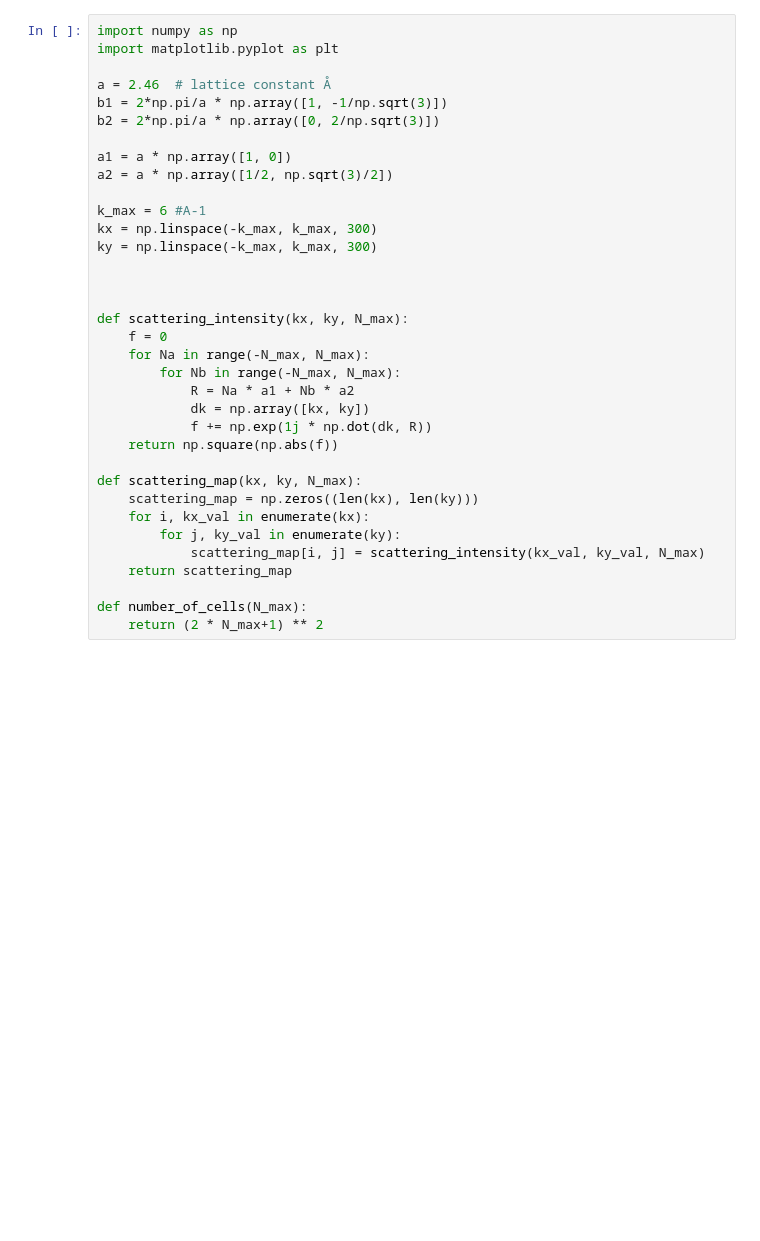
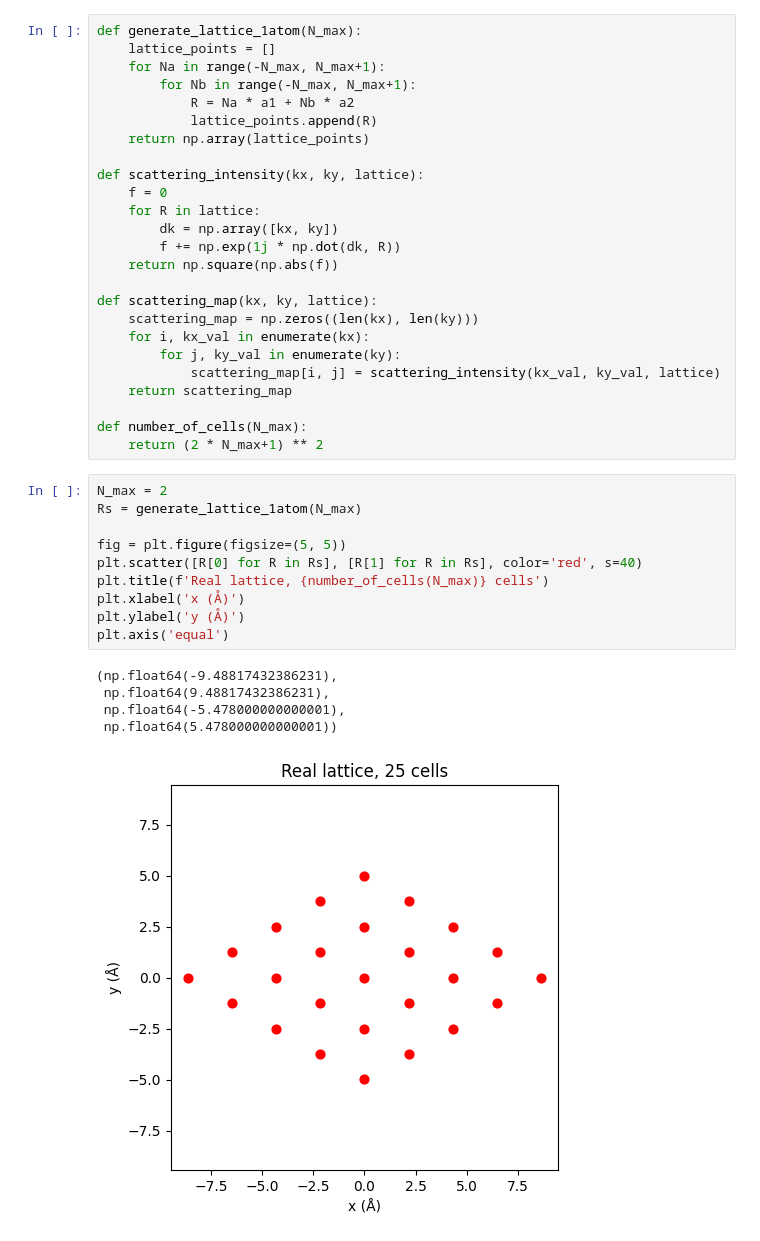
Before and after one commit to goikhmanbv/MECEE6168--2D-mat-, a Jupyter notebook: HW_2.ipynb, the cells around one changed output. Drawn from its saved outputs; the diff is of its cells as text; blank space fills up the shorter version.

```diff
--- a/HW_2.ipynb
+++ b/HW_2.ipynb
@@ -1,37 +20,43 @@
 # %%
-import numpy as np
-import matplotlib.pyplot as plt
+def generate_lattice_1atom(N_max):
+    lattice_points = []
+    for Na in range(-N_max, N_max+1):
+        for Nb in range(-N_max, N_max+1):
+            R = Na * a1 + Nb * a2
+            lattice_points.append(R)
+    return np.array(lattice_points)
 
-a = 2.46  # lattice constant Å
-b1 = 2*np.pi/a * np.array([1, -1/np.sqrt(3)])
-b2 = 2*np.pi/a * np.array([0, 2/np.sqrt(3)])
-
-a1 = a * np.array([1, 0])
-a2 = a * np.array([1/2, np.sqrt(3)/2])
-
-k_max = 6 #A-1
-kx = np.linspace(-k_max, k_max, 300)
-ky = np.linspace(-k_max, k_max, 300)
-
-
-
-def scattering_intensity(kx, ky, N_max):
+def scattering_intensity(kx, ky, lattice):
     f = 0
-    for Na in range(-N_max, N_max):
-        for Nb in range(-N_max, N_max):
-            R = Na * a1 + Nb * a2
-            dk = np.array([kx, ky])
-            f += np.exp(1j * np.dot(dk, R))
+    for R in lattice:
+        dk = np.array([kx, ky])
+        f += np.exp(1j * np.dot(dk, R))
     return np.square(np.abs(f))
 
-def scattering_map(kx, ky, N_max):
+def scattering_map(kx, ky, lattice):
     scattering_map = np.zeros((len(kx), len(ky)))
     for i, kx_val in enumerate(kx):
         for j, ky_val in enumerate(ky):
-            scattering_map[i, j] = scattering_intensity(kx_val, ky_val, N_max)
+            scattering_map[i, j] = scattering_intensity(kx_val, ky_val, lattice)
     return scattering_map
 
 def number_of_cells(N_max):
     return (2 * N_max+1) ** 2
+# %%
+N_max = 2
+Rs = generate_lattice_1atom(N_max)
+
+fig = plt.figure(figsize=(5, 5))
+plt.scatter([R[0] for R in Rs], [R[1] for R in Rs], color='red', s=40)
+plt.title(f'Real lattice, {number_of_cells(N_max)} cells')
+plt.xlabel('x (Å)')
+plt.ylabel('y (Å)')
+plt.axis('equal')
+# %% [output]
+(np.float64(-9.48817432386231),
+ np.float64(9.48817432386231),
+ np.float64(-5.478000000000001),
+ np.float64(5.478000000000001))
+[figure, added]
 # %%
 
```
Also changed, not shown: parts of 8 cells of this notebook.
